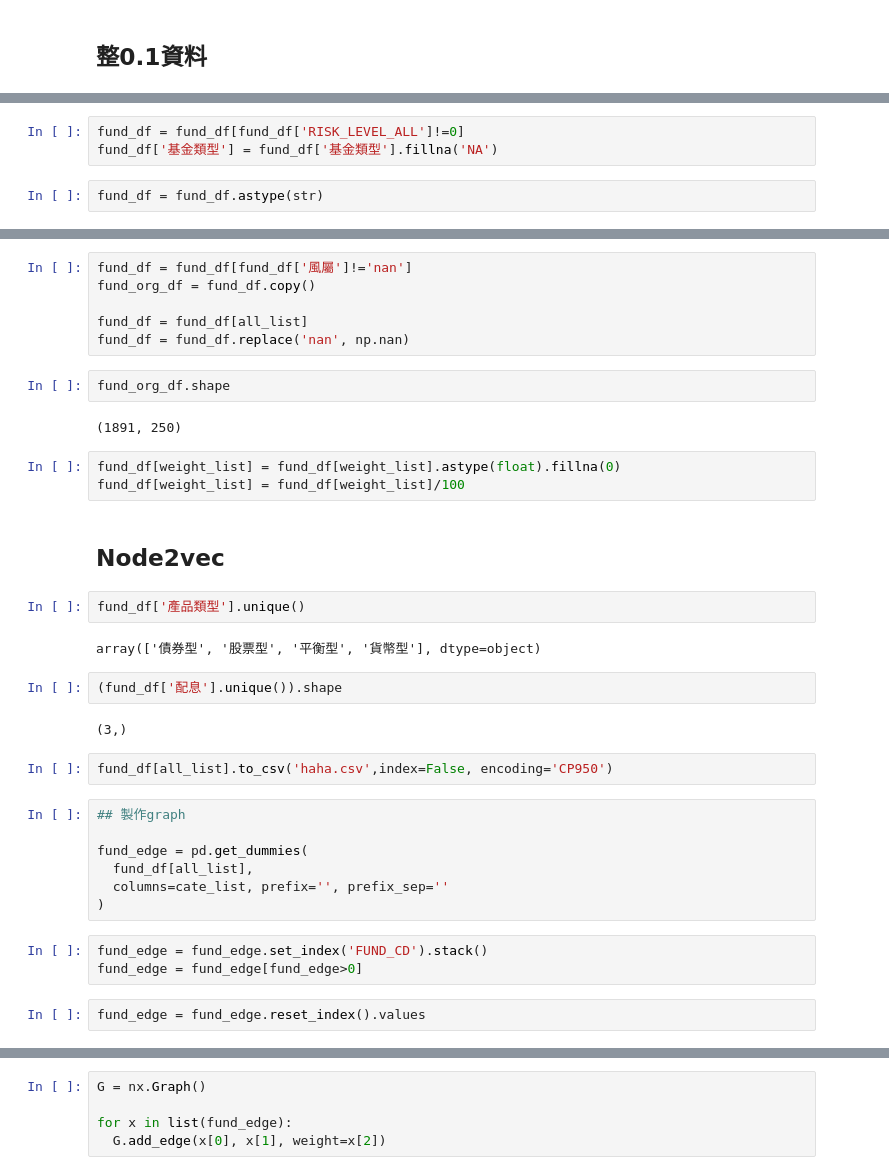
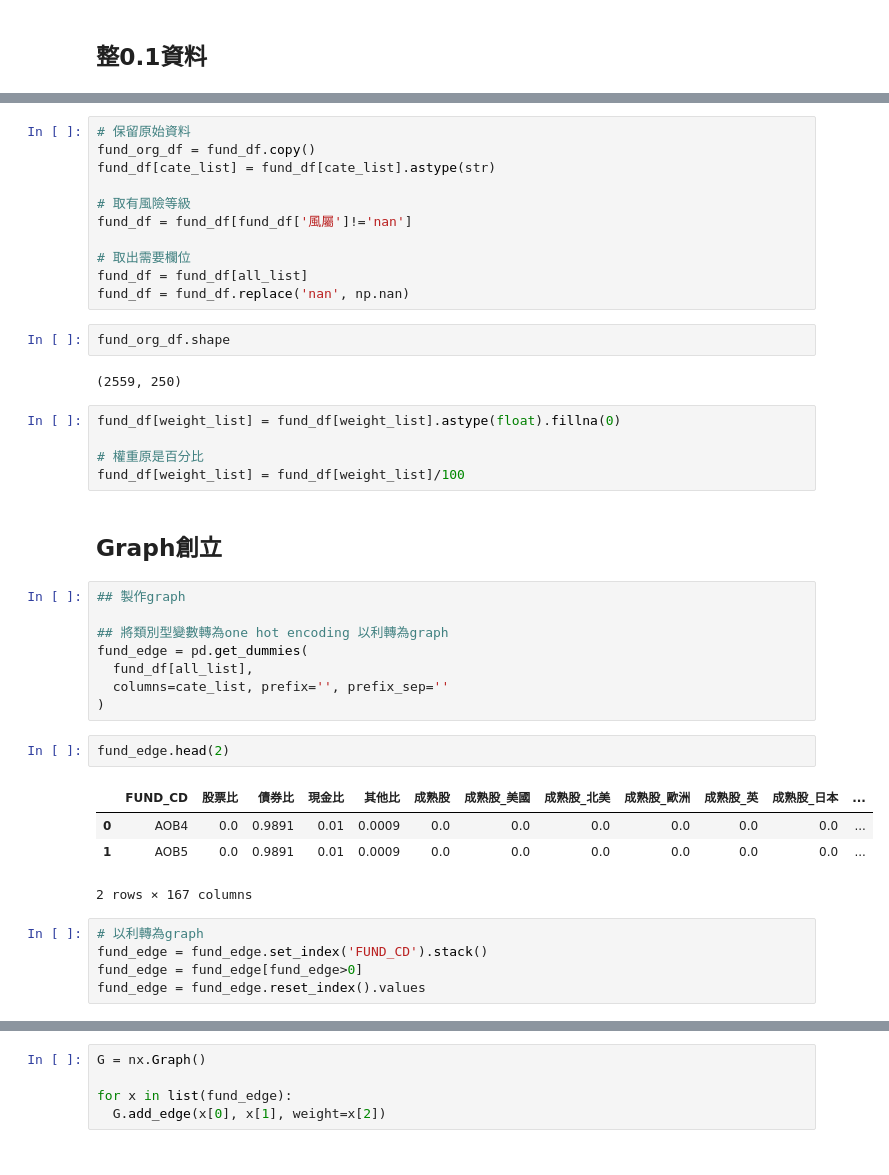
Before and after one commit to alexlautw9527/for_notebook, a Jupyter notebook: Fund2vec.ipynb, the cells around one changed output, grey strips where cells are left out. Saved outputs shown, nothing was run; the diff lists cells and outputs as text.

```diff
--- a/Fund2vec.ipynb
+++ b/Fund2vec.ipynb
@@ -31,6 +28 @@ fund_df = pd.read_csv('/content/drive/MyDrive/05_OTHER_DATA/fund_desc.csv', enco
 fund_df['CNAME_short'] = fund_df['CNAME'].str.replace('\（[^（）]*\）', '', regex=True)
-# %%
-fund_df = fund_df[fund_df['RISK_LEVEL_ALL']!=0]
-fund_df['基金類型'] = fund_df['基金類型'].fillna('NA')
-# %%
-fund_df = fund_df.astype(str)
@@ -109,39 +107,44 @@ weight_list = [
 
 all_list = index+cate_list+weight_list
 # %%
+# 保留原始資料
+fund_org_df = fund_df.copy()
+fund_df[cate_list] = fund_df[cate_list].astype(str)
+
+# 取有風險等級
 fund_df = fund_df[fund_df['風屬']!='nan']
-fund_org_df = fund_df.copy()
 
+# 取出需要欄位
 fund_df = fund_df[all_list]
 fund_df = fund_df.replace('nan', np.nan)
 # %%
 fund_org_df.shape
 # %% [output]
-(1891, 250)
+(2559, 250)
 # %%
 fund_df[weight_list] = fund_df[weight_list].astype(float).fillna(0)
+
+# 權重原是百分比
 fund_df[weight_list] = fund_df[weight_list]/100
 # %% [markdown]
-## Node2vec
+## Graph創立
-# %%
-fund_df['產品類型'].unique()
-# %% [output]
-array(['債券型', '股票型', '平衡型', '貨幣型'], dtype=object)
-# %%
-(fund_df['配息'].unique()).shape
-# %% [output]
-(3,)
-# %%
-fund_df[all_list].to_csv('haha.csv',index=False, encoding='CP950')
 # %%
 ## 製作graph
 
+## 將類別型變數轉為one hot encoding 以利轉為graph
 fund_edge = pd.get_dummies(
   fund_df[all_list],
   columns=cate_list, prefix='', prefix_sep=''
 )
+# %%
+fund_edge.head(2)
+# %% [output]
+|  | FUND_CD | 股票比 | 債券比 | 現金比 | 其他比 | 成熟股 | 成熟股_美國 | 成熟股_北美 | 成熟股_歐洲 | 成熟股_英 | 成熟股_日本 | ... |
+| 0 | AOB4 | 0.0 | 0.9891 | 0.01 | 0.0009 | 0.0 | 0.0 | 0.0 | 0.0 | 0.0 | 0.0 | ... |
+| 1 | AOB5 | 0.0 | 0.9891 | 0.01 | 0.0009 | 0.0 | 0.0 | 0.0 | 0.0 | 0.0 | 0.0 | ... |
+2 rows × 167 columns
 # %%
+# 以利轉為graph
 fund_edge = fund_edge.set_index('FUND_CD').stack()
 fund_edge = fund_edge[fund_edge>0]
+fund_edge = fund_edge.reset_index().values
-# %%
-fund_edge = fund_edge.reset_index().values
```
Also changed, not shown: parts of 33 cells of this notebook.
